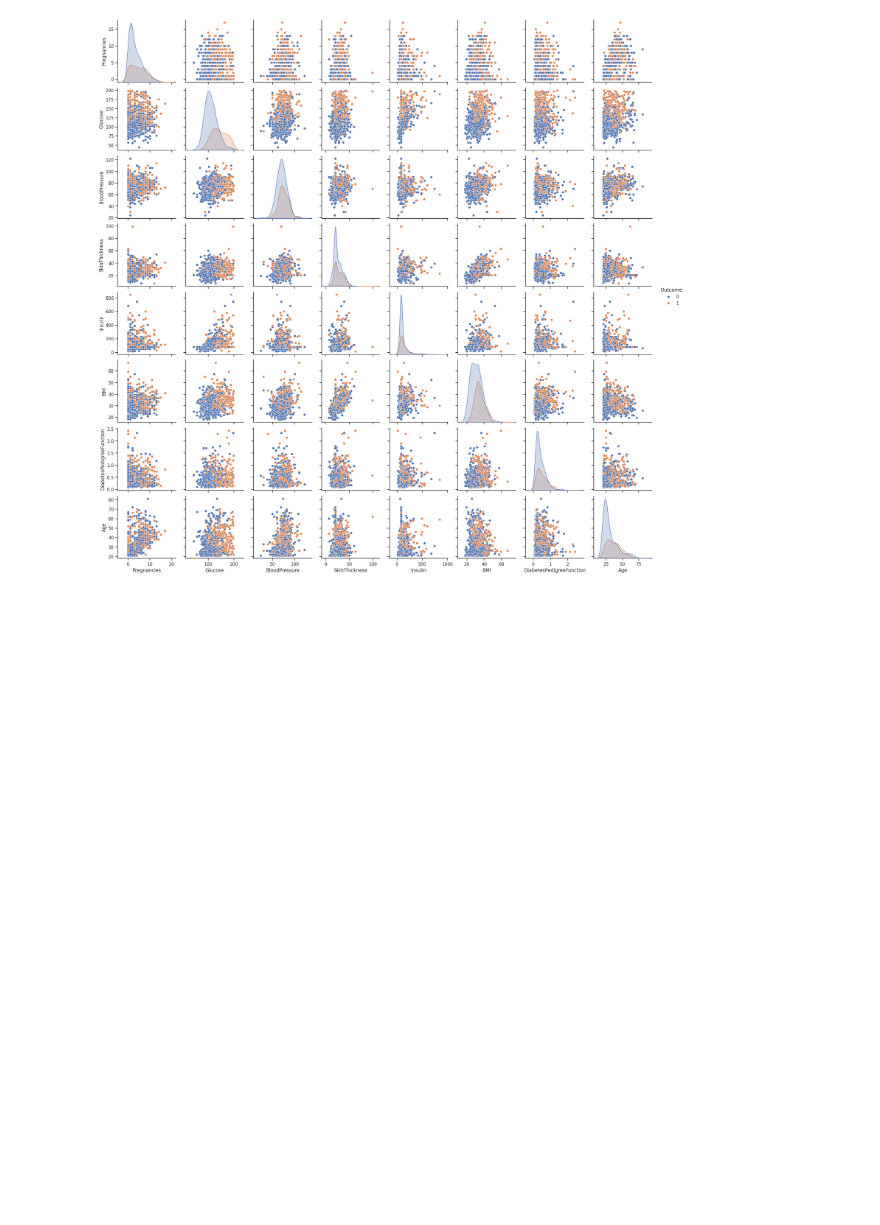
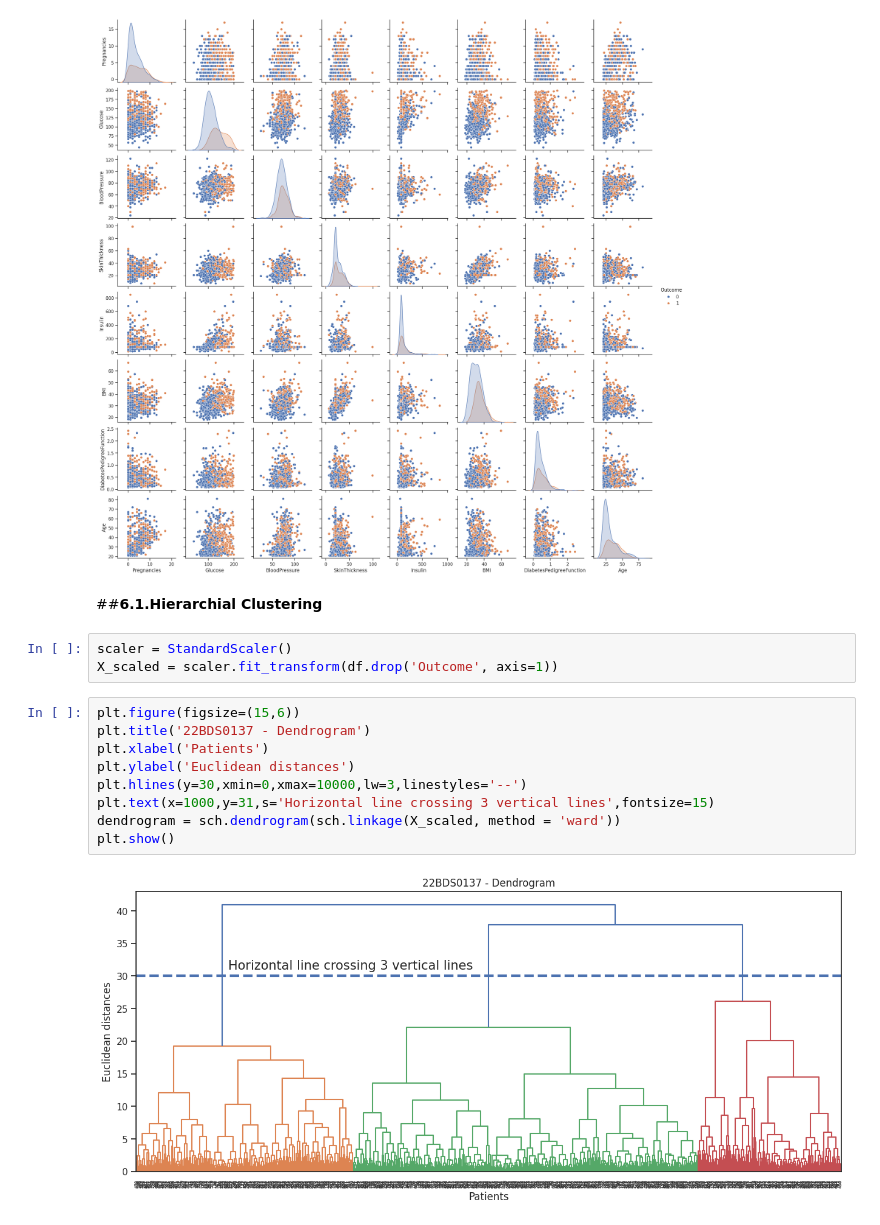
Before and after one commit to gulugulu2042/EDA, a Jupyter notebook: diabetes.ipynb, the cells around one changed output. Saved outputs shown, nothing was run; the diff lists cells and outputs as text; blank space fills up the shorter version.

```diff
--- a/diabetes.ipynb
+++ b/diabetes.ipynb
@@ -354,3 +357,19 @@ sns.pairplot(df, hue="Outcome")
 plt.show()
 # %% [output]
 [figure]
+# %% [markdown]
+##**6.1.Hierarchial Clustering**
+# %%
+scaler = StandardScaler()
+X_scaled = scaler.fit_transform(df.drop('Outcome', axis=1))
+# %%
+plt.figure(figsize=(15,6))
+plt.title('22BDS0137 - Dendrogram')
+plt.xlabel('Patients')
+plt.ylabel('Euclidean distances')
+plt.hlines(y=30,xmin=0,xmax=10000,lw=3,linestyles='--')
+plt.text(x=1000,y=31,s='Horizontal line crossing 3 vertical lines',fontsize=15)
+dendrogram = sch.dendrogram(sch.linkage(X_scaled, method = 'ward'))
+plt.show()
+# %% [output]
+[figure, added]
```
Also changed, not shown: parts of 39 cells of this notebook.
